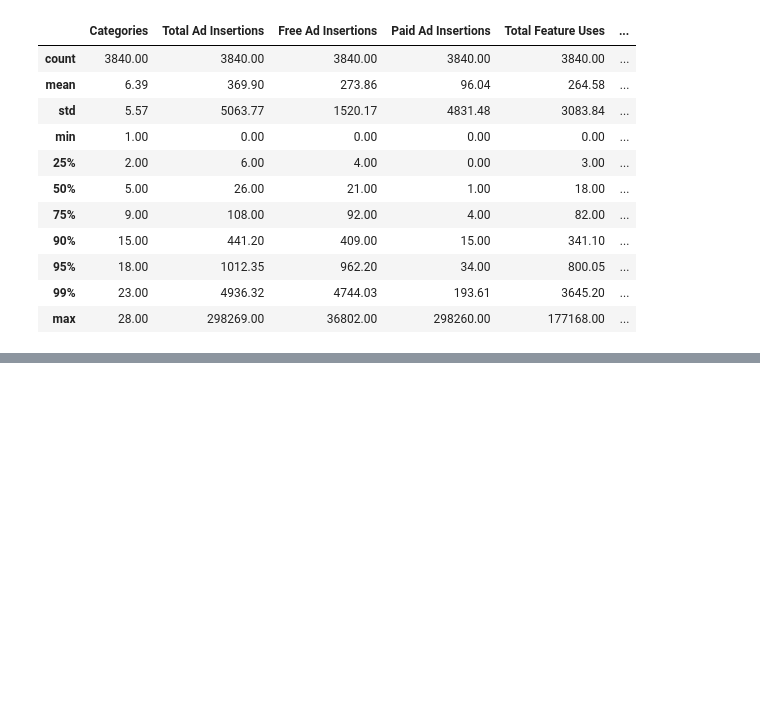
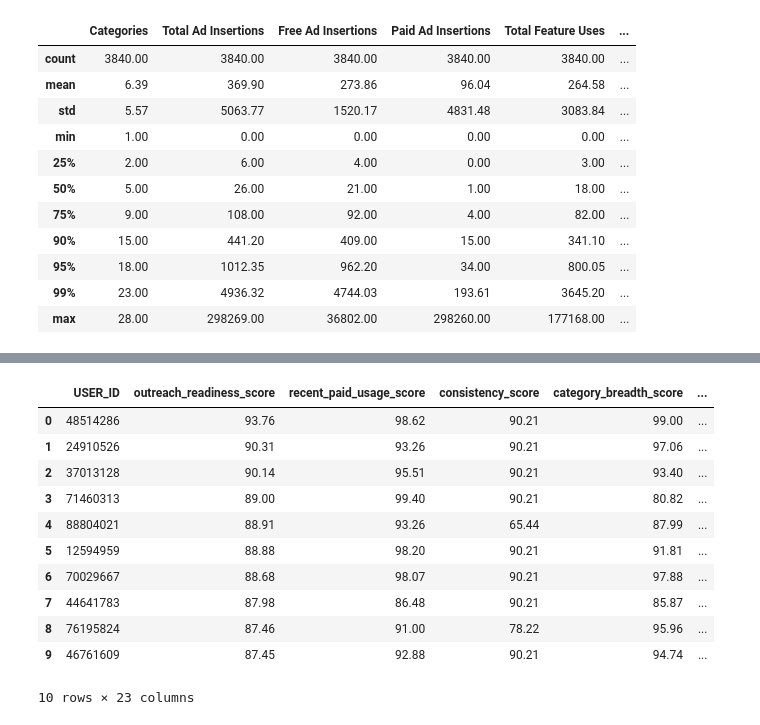
Before and after one commit to omer-t/marktplaats-assignment, a Jupyter notebook: assignments/smb_bundles/q2_prioritize.ipynb, the cells around one changed output, grey strips where cells are left out. Cells and saved outputs as stored; diff of their text form; code cells hidden in the pictures; blank space fills up the shorter version.

```diff
--- a/assignments/smb_bundles/q2_prioritize.ipynb
+++ b/assignments/smb_bundles/q2_prioritize.ipynb
@@ -246,0 +279,19 @@ Bundle positioning:
+# %%
+q2_scored_sellers = q2_scored_sellers_export(scored_sellers)
+Q2_SCORED_SELLERS_CSV_PATH.parent.mkdir(parents=True, exist_ok=True)
+q2_scored_sellers.to_csv(Q2_SCORED_SELLERS_CSV_PATH, index=False)
+
+q2_scored_sellers.head(10)
+# %% [output]
+|  | USER_ID | outreach_readiness_score | recent_paid_usage_score | consistency_score | category_breadth_score | ... |
+| 0 | 48514286 | 93.76 | 98.62 | 90.21 | 99.00 | ... |
+| 1 | 24910526 | 90.31 | 93.26 | 90.21 | 97.06 | ... |
+| 2 | 37013128 | 90.14 | 95.51 | 90.21 | 93.40 | ... |
+| 3 | 71460313 | 89.00 | 99.40 | 90.21 | 80.82 | ... |
+| 4 | 88804021 | 88.91 | 93.26 | 65.44 | 87.99 | ... |
+| 5 | 12594959 | 88.88 | 98.20 | 90.21 | 91.81 | ... |
+| 6 | 70029667 | 88.68 | 98.07 | 90.21 | 97.88 | ... |
+| 7 | 44641783 | 87.98 | 86.48 | 90.21 | 85.87 | ... |
+| 8 | 76195824 | 87.46 | 91.00 | 78.22 | 95.96 | ... |
+| 9 | 46761609 | 87.45 | 92.88 | 90.21 | 94.74 | ... |
+10 rows × 23 columns
```
Also changed, not shown: parts of 31 cells of this notebook, 8 other files.
